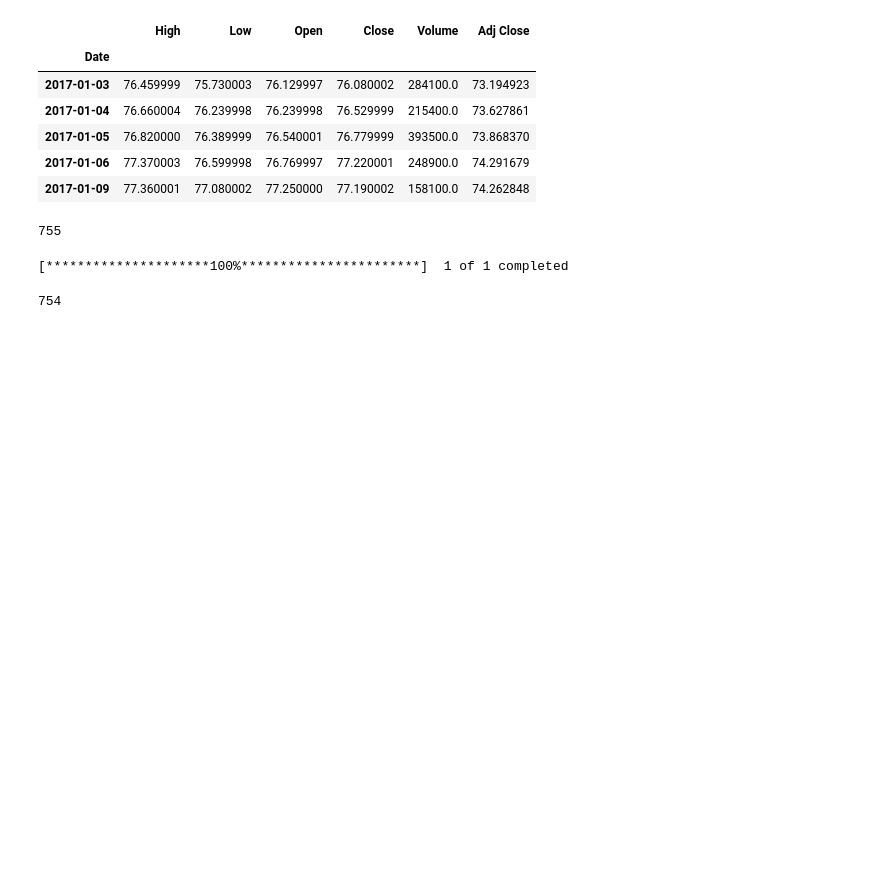
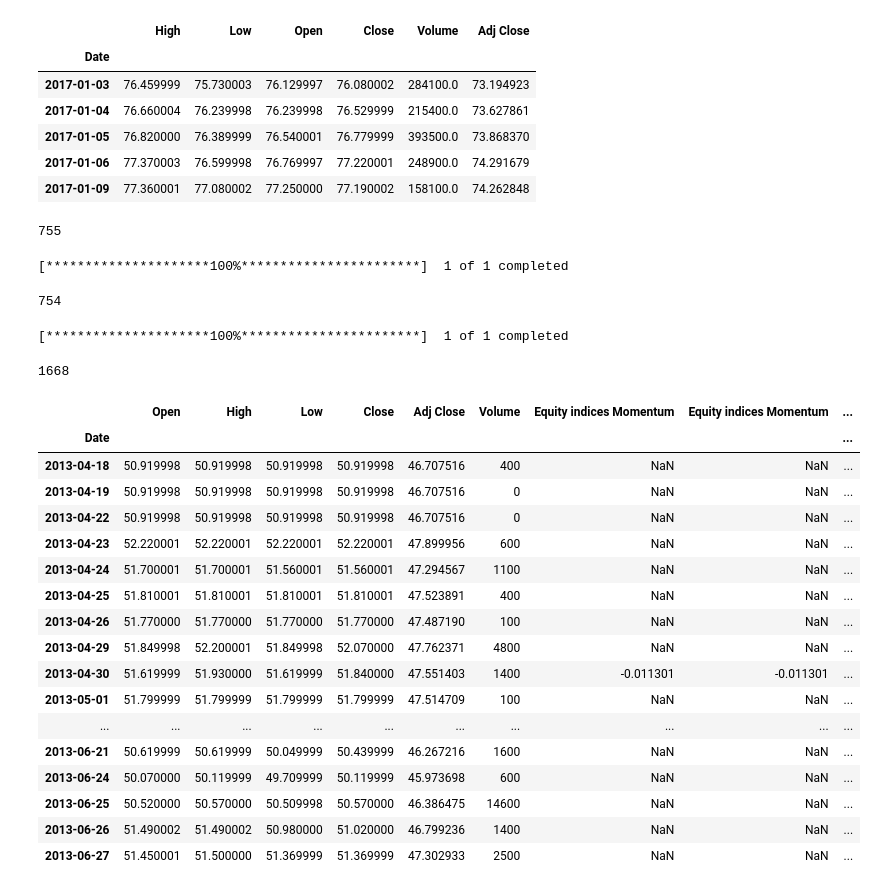
Before and after one commit to aoelvp94/FinAnalyticsProject, a Jupyter notebook: notebooks/AE_extract_transform_data.ipynb, the cells around one changed output. Saved outputs shown, nothing was run; the diff lists cells and outputs as text; code cells hidden in the pictures; blank space fills up the shorter version.

```diff
--- a/notebooks/AE_extract_transform_data.ipynb
+++ b/notebooks/AE_extract_transform_data.ipynb
@@ -60,0 +186,29 @@ len(f)
+# %%
+df = load_and_join()
+# %% [output]
+[*********************100%***********************]  1 of 1 completed
+# %%
+len(df)
+# %% [output]
+1668
+# %%
+df.head(50)
+# %% [output]
+|  | Open | High | Low | Close | Adj Close | Volume | Equity indices Momentum | Equity indices Momentum | ... |
+| Date |  |  |  |  |  |  |  |  | ... |
+| 2013-04-18 | 50.919998 | 50.919998 | 50.919998 | 50.919998 | 46.707516 | 400 | NaN | NaN | ... |
+| 2013-04-19 | 50.919998 | 50.919998 | 50.919998 | 50.919998 | 46.707516 | 0 | NaN | NaN | ... |
+| 2013-04-22 | 50.919998 | 50.919998 | 50.919998 | 50.919998 | 46.707516 | 0 | NaN | NaN | ... |
+| 2013-04-23 | 52.220001 | 52.220001 | 52.220001 | 52.220001 | 47.899956 | 600 | NaN | NaN | ... |
+| 2013-04-24 | 51.700001 | 51.700001 | 51.560001 | 51.560001 | 47.294567 | 1100 | NaN | NaN | ... |
+| 2013-04-25 | 51.810001 | 51.810001 | 51.810001 | 51.810001 | 47.523891 | 400 | NaN | NaN | ... |
+| 2013-04-26 | 51.770000 | 51.770000 | 51.770000 | 51.770000 | 47.487190 | 100 | NaN | NaN | ... |
+| 2013-04-29 | 51.849998 | 52.200001 | 51.849998 | 52.070000 | 47.762371 | 4800 | NaN | NaN | ... |
+| 2013-04-30 | 51.619999 | 51.930000 | 51.619999 | 51.840000 | 47.551403 | 1400 | -0.011301 | -0.011301 | ... |
+| 2013-05-01 | 51.799999 | 51.799999 | 51.799999 | 51.799999 | 47.514709 | 100 | NaN | NaN | ... |
+| ... | ... | ... | ... | ... | ... | ... | ... | ... | ... |
+| 2013-06-21 | 50.619999 | 50.619999 | 50.049999 | 50.439999 | 46.267216 | 1600 | NaN | NaN | ... |
+| 2013-06-24 | 50.070000 | 50.119999 | 49.709999 | 50.119999 | 45.973698 | 600 | NaN | NaN | ... |
+| 2013-06-25 | 50.520000 | 50.570000 | 50.509998 | 50.570000 | 46.386475 | 14600 | NaN | NaN | ... |
+| 2013-06-26 | 51.490002 | 51.490002 | 50.980000 | 51.020000 | 46.799236 | 1400 | NaN | NaN | ... |
+| 2013-06-27 | 51.450001 | 51.500000 | 51.369999 | 51.369999 | 47.302933 | 2500 | NaN | NaN | ... |
```
Also changed, not shown: parts of 4 cells of this notebook, 2 other files.
